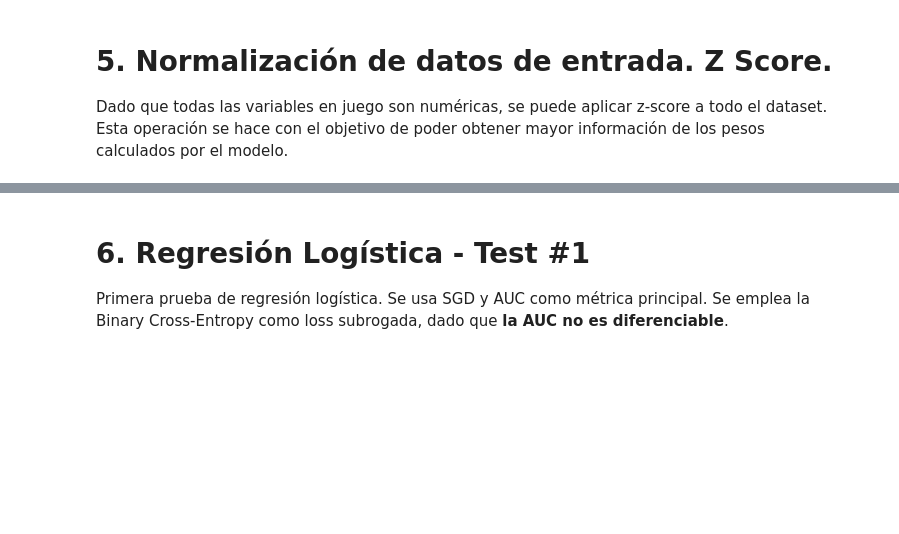
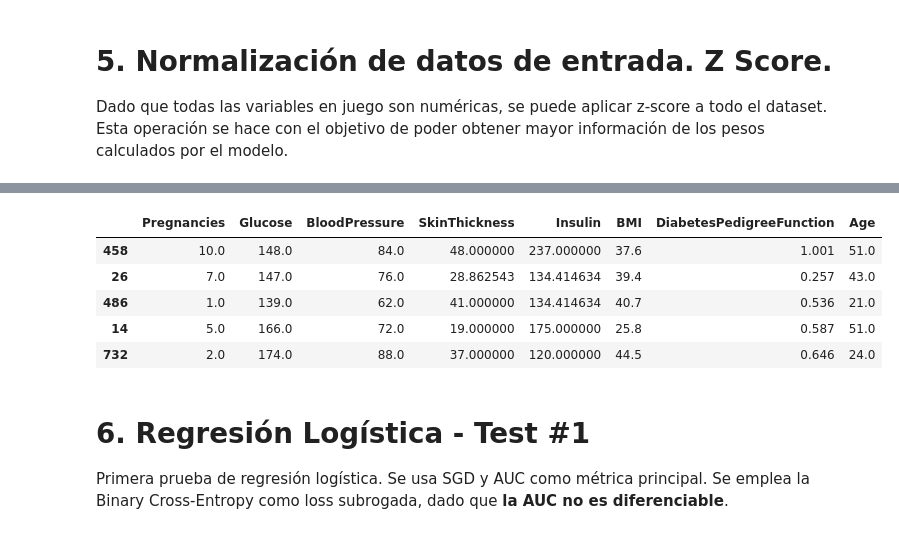
Before and after one commit to Kammann123/nn-tp2, a Jupyter notebook: notebooks/ej1/ej1_regresion_logistica.ipynb, the cells around one changed output, grey strips where cells are left out. Saved outputs shown, nothing was run; the diff lists cells and outputs as text; code cells hidden in the pictures; blank space fills up the shorter version.

```diff
--- a/notebooks/ej1/ej1_regresion_logistica.ipynb
+++ b/notebooks/ej1/ej1_regresion_logistica.ipynb
@@ -227,6 +224,15 @@ x_train.describe()
 | 50% | -2.757722e-01 | -1.124075e-01 | 0.000000e+00 | 4.412180e-16 | -5.816991e-16 | -2.669032e-02 | -2.415838e-01 | -3.290547e-01 |
 | 75% | 6.470876e-01 | 6.235938e-01 | 6.056510e-01 | 3.896465e-01 | -5.816991e-16 | 6.138773e-01 | 6.484824e-01 | 6.126843e-01 |
 | max | 2.800427e+00 | 2.563961e+00 | 3.091358e+00 | 2.873483e+00 | 3.962057e+00 | 2.791807e+00 | 3.067844e+00 | 3.155380e+00 |
+# %%
+x_train_un.head()
+# %% [output]
+|  | Pregnancies | Glucose | BloodPressure | SkinThickness | Insulin | BMI | DiabetesPedigreeFunction | Age |
+| 458 | 10.0 | 148.0 | 84.0 | 48.000000 | 237.000000 | 37.6 | 1.001 | 51.0 |
+| 26 | 7.0 | 147.0 | 76.0 | 28.862543 | 134.414634 | 39.4 | 0.257 | 43.0 |
+| 486 | 1.0 | 139.0 | 62.0 | 41.000000 | 134.414634 | 40.7 | 0.536 | 21.0 |
+| 14 | 5.0 | 166.0 | 72.0 | 19.000000 | 175.000000 | 25.8 | 0.587 | 51.0 |
+| 732 | 2.0 | 174.0 | 88.0 | 37.000000 | 120.000000 | 44.5 | 0.646 | 24.0 |
 # %% [markdown]
 # 6. Regresión Logística - Test #1
 Primera prueba de regresión logística. Se usa SGD y AUC como métrica principal. Se emplea la Binary Cross-Entropy como loss subrogada, dado que **la AUC no es diferenciable**.
```
Also changed, not shown: parts of 35 cells of this notebook, 7 other files.
